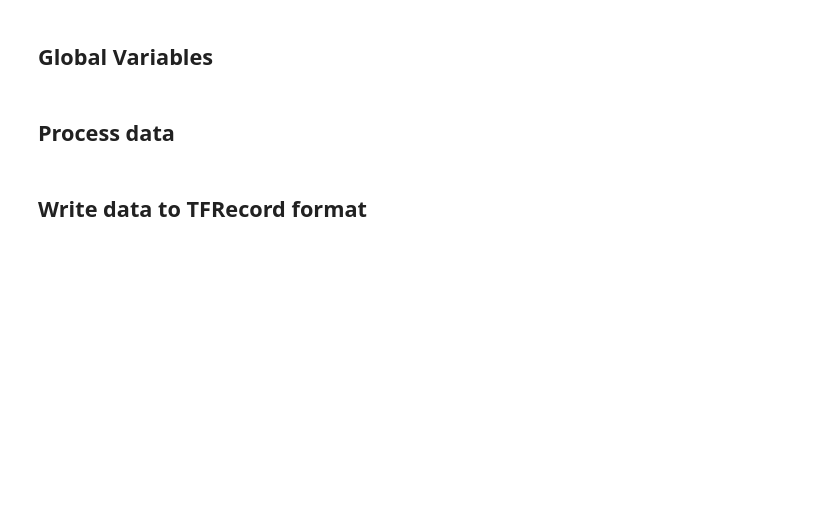
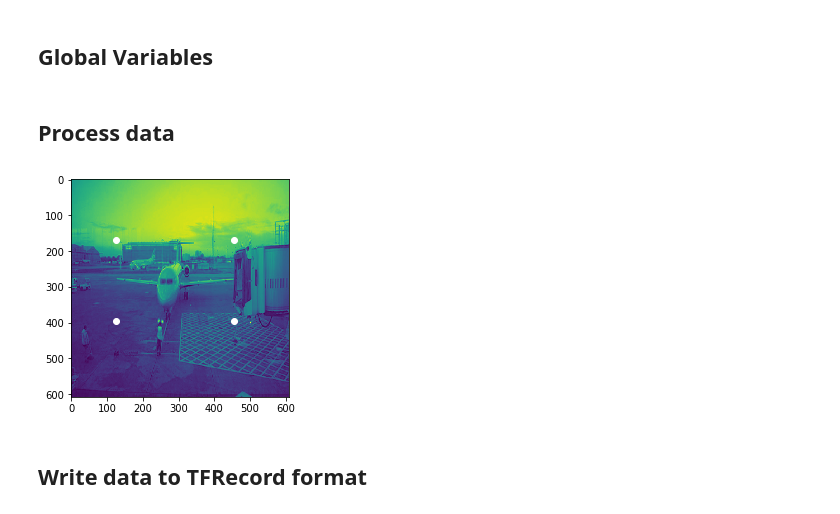
Before and after one commit to pmkalshetti/object_detection_old, a Jupyter notebook: write_data_to_TFRecord.ipynb, the cells around one changed output. Drawn from its saved outputs; the diff is of its cells as text; code cells hidden in the pictures; blank space fills up the shorter version.

```diff
--- a/write_data_to_TFRecord.ipynb
+++ b/write_data_to_TFRecord.ipynb
@@ -34,9 +34,26 @@ OBJECT_LABELS = {
     'train': (19, 'Vehicle'),
     'tvmonitor': (20, 'Indoor'),
 }
+NUM_OBJECTS = 20
+DIM_OUTPUT_PER_GRID_PER_ANCHOR = 5 + NUM_OBJECTS
+
+# Reference: https://github.com/pjreddie/darknet/blob/master/cfg/yolo-voc.cfg#L242
+ANCHORS = np.array(
+    [
+        [1.73145, 1.3221],
+        [4.00944, 3.19275],
+        [8.09892, 5.05587],
+        [4.84053, 9.47112],
+        [10.0071, 11.2364]
+    ]
+)
+
+GRID_SIZE = 32
+GRID_H, GRID_W = 19, 19
+IMG_OUT_H, IMG_OUT_W = GRID_H * GRID_SIZE, GRID_W * GRID_SIZE
 
 DIR_TFRECORDS = 'data_small_tfrecords'
-NUM_EXAMPLES_PER_TFRECORD = 1
+NUM_EXAMPLES_PER_TFRECORD = 10
 # %% [markdown]
 ## Process data
 # %%
@@ -77,3 +112,12 @@ def get_processed_data(filename):
+# %%
+plt.imshow(i[:,:,0])
+plt.scatter((l[0,1]-l[0,3]/2)*IMG_OUT_W, (l[0,0]-l[0,2]/2)*IMG_OUT_H, color='w')
+plt.scatter((l[0,1]-l[0,3]/2)*IMG_OUT_W, (l[0,0]+l[0,2]/2)*IMG_OUT_H, color='w')
+plt.scatter((l[0,1]+l[0,3]/2)*IMG_OUT_W, (l[0,0]-l[0,2]/2)*IMG_OUT_H, color='w')
+plt.scatter((l[0,1]+l[0,3]/2)*IMG_OUT_W, (l[0,0]+l[0,2]/2)*IMG_OUT_H, color='w')
+plt.show()
+# %% [output]
+[figure, added]
 # %% [markdown]
 ## Write data to TFRecord format
 # %%
```
Also changed, not shown: parts of 3 cells of this notebook, 1 other file.
